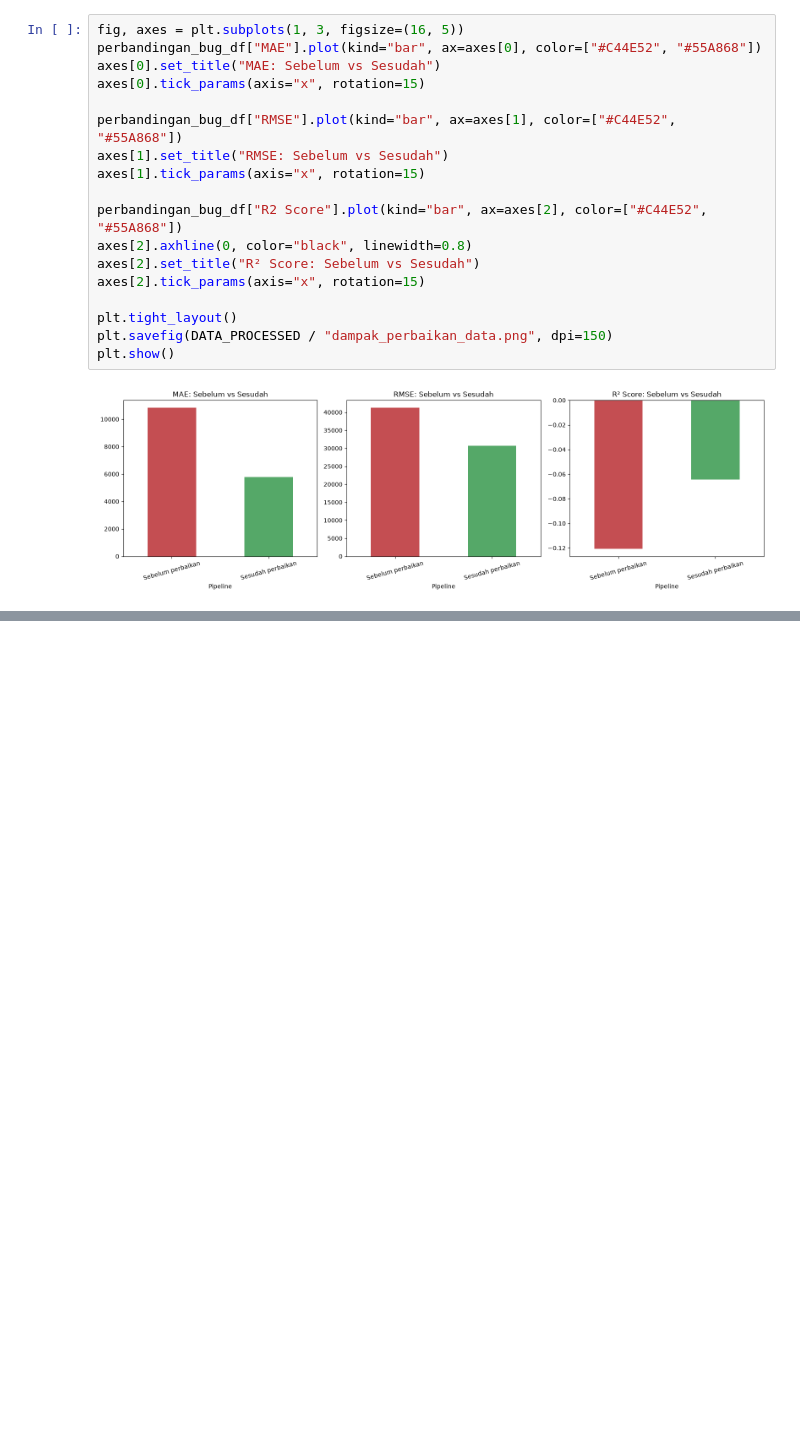
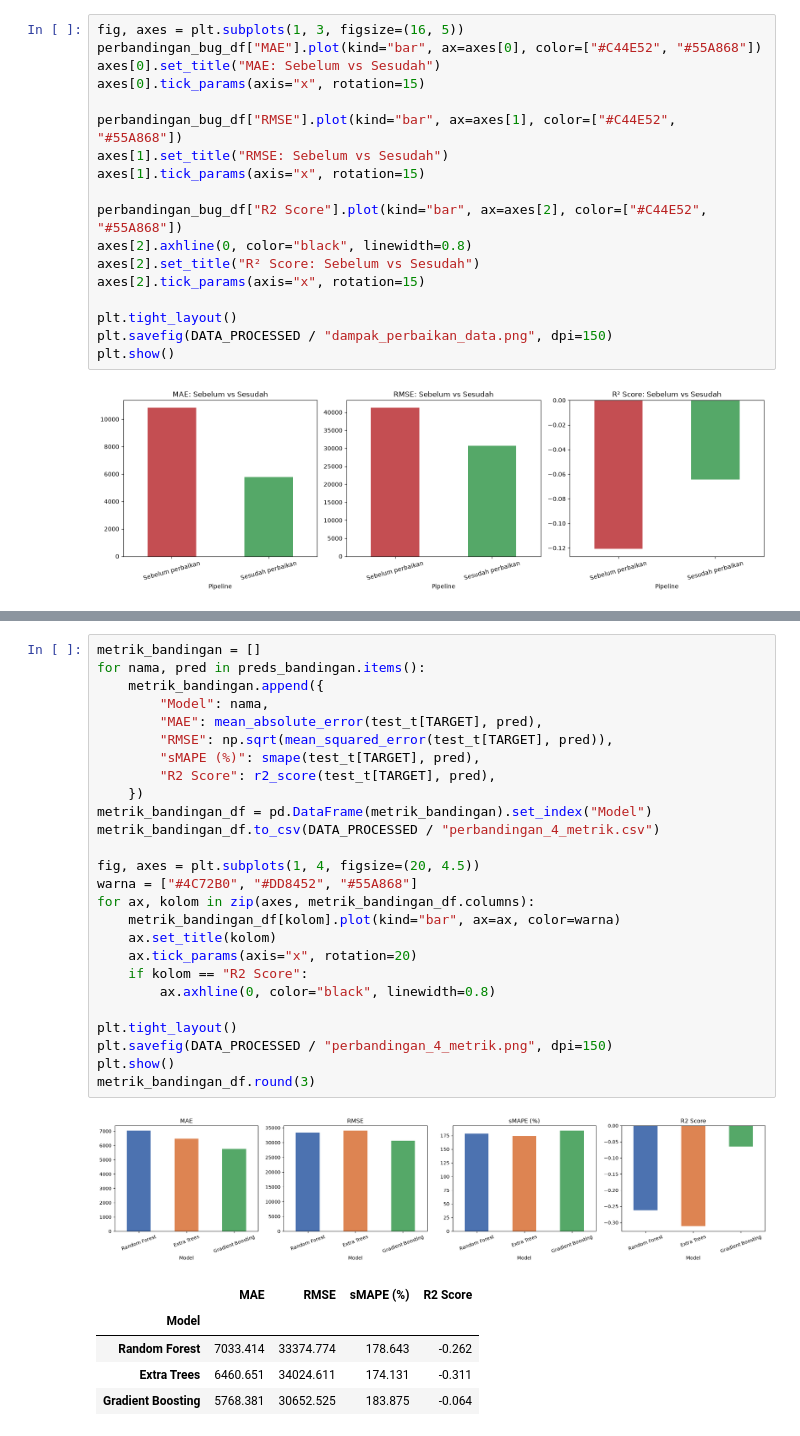
Before and after one commit to mwelmel/Forecast-App, a Jupyter notebook: backend/ml/notebooks/training.ipynb, the cells around one changed output, grey strips where cells are left out. Cells and saved outputs as stored; diff of their text form; blank space fills up the shorter version.

```diff
--- a/backend/ml/notebooks/training.ipynb
+++ b/backend/ml/notebooks/training.ipynb
@@ -480,0 +568,33 @@ plt.show()
+# %%
+metrik_bandingan = []
+for nama, pred in preds_bandingan.items():
+    metrik_bandingan.append({
+        "Model": nama,
+        "MAE": mean_absolute_error(test_t[TARGET], pred),
+        "RMSE": np.sqrt(mean_squared_error(test_t[TARGET], pred)),
+        "sMAPE (%)": smape(test_t[TARGET], pred),
+        "R2 Score": r2_score(test_t[TARGET], pred),
+    })
+metrik_bandingan_df = pd.DataFrame(metrik_bandingan).set_index("Model")
+metrik_bandingan_df.to_csv(DATA_PROCESSED / "perbandingan_4_metrik.csv")
+
+fig, axes = plt.subplots(1, 4, figsize=(20, 4.5))
+warna = ["#4C72B0", "#DD8452", "#55A868"]
+for ax, kolom in zip(axes, metrik_bandingan_df.columns):
+    metrik_bandingan_df[kolom].plot(kind="bar", ax=ax, color=warna)
+    ax.set_title(kolom)
+    ax.tick_params(axis="x", rotation=20)
+    if kolom == "R2 Score":
+        ax.axhline(0, color="black", linewidth=0.8)
+
+plt.tight_layout()
+plt.savefig(DATA_PROCESSED / "perbandingan_4_metrik.png", dpi=150)
+plt.show()
+metrik_bandingan_df.round(3)
+# %% [output]
+[figure, added]
+|  | MAE | RMSE | sMAPE (%) | R2 Score |
+| Model |  |  |  |  |
+| Random Forest | 7033.414 | 33374.774 | 178.643 | -0.262 |
+| Extra Trees | 6460.651 | 34024.611 | 174.131 | -0.311 |
+| Gradient Boosting | 5768.381 | 30652.525 | 183.875 | -0.064 |
```
Also changed, not shown: parts of 8 cells of this notebook, 9 other files.
